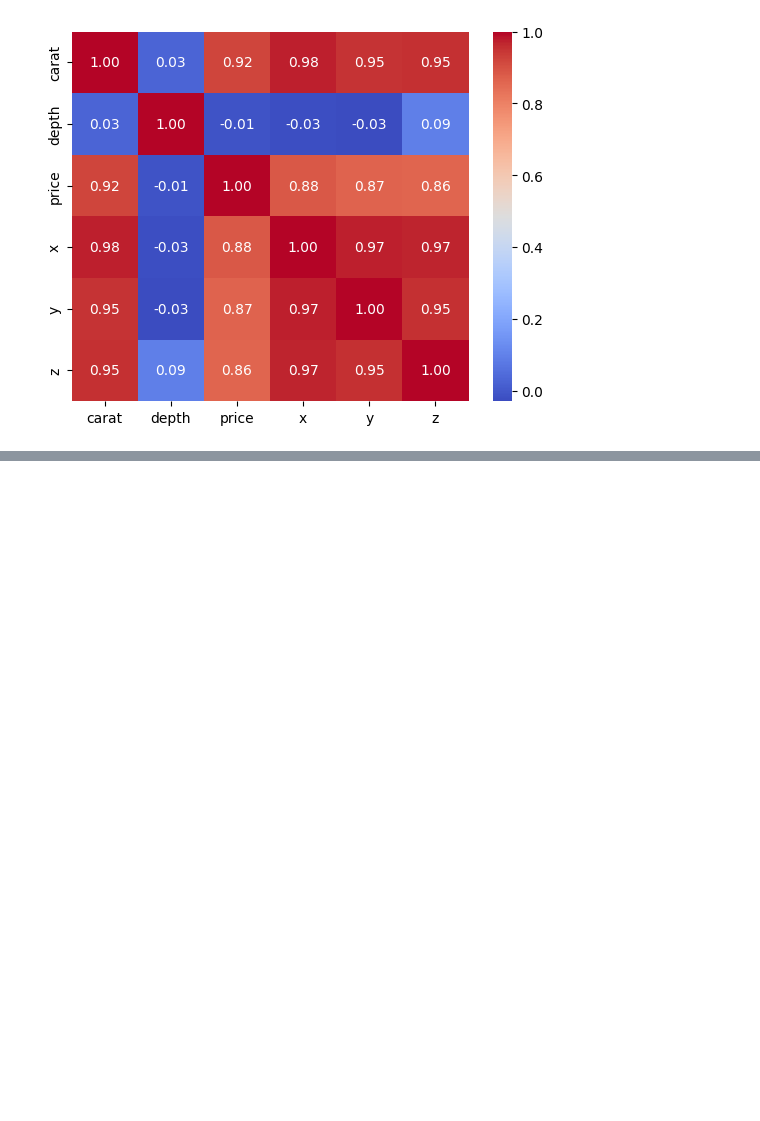
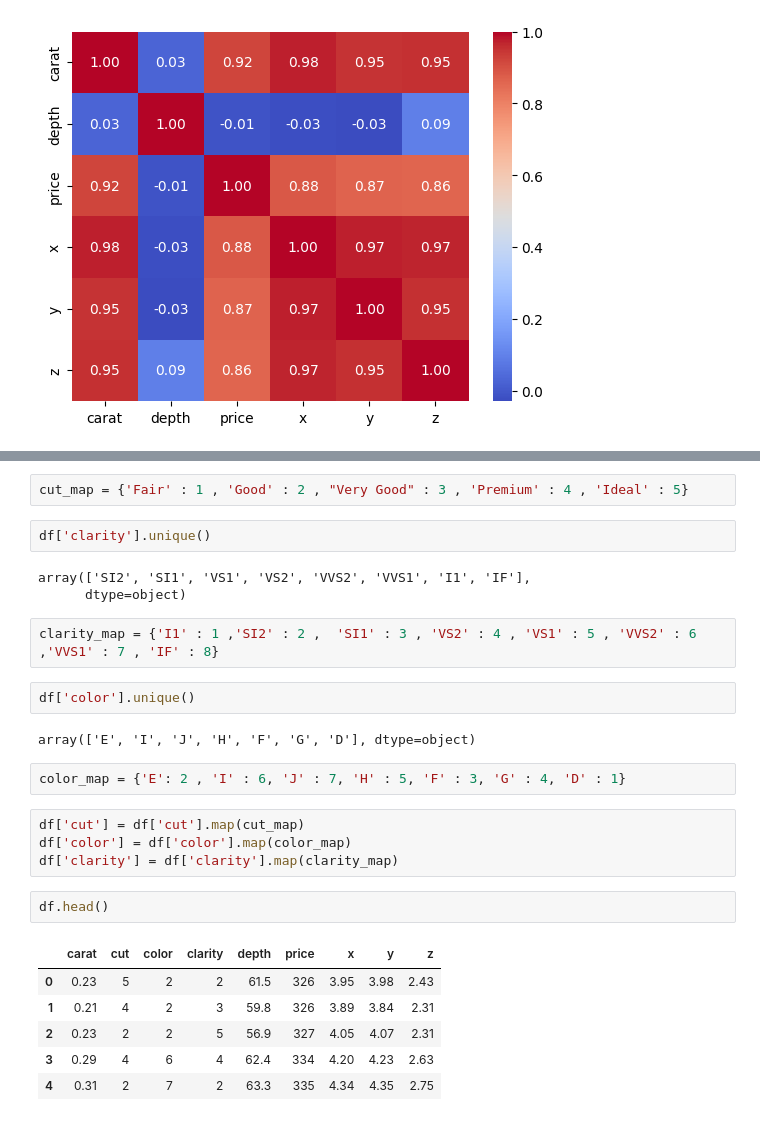
Before and after one commit to RohanV01/DiamondPricePrediction, a Jupyter notebook: notebooks/EDA.ipynb, the cells around one changed output, grey strips where cells are left out. Saved outputs shown, nothing was run; the diff lists cells and outputs as text; blank space fills up the shorter version.

```diff
--- a/notebooks/EDA.ipynb
+++ b/notebooks/EDA.ipynb
@@ -186,0 +191,28 @@ plt.show()
+# %%
+cut_map = {'Fair' : 1 , 'Good' : 2 , "Very Good" : 3 , 'Premium' : 4 , 'Ideal' : 5}
+# %%
+df['clarity'].unique()
+# %% [output]
+array(['SI2', 'SI1', 'VS1', 'VS2', 'VVS2', 'VVS1', 'I1', 'IF'],
+      dtype=object)
+# %%
+clarity_map = {'I1' : 1 ,'SI2' : 2 ,  'SI1' : 3 , 'VS2' : 4 , 'VS1' : 5 , 'VVS2' : 6 ,'VVS1' : 7 , 'IF' : 8}
+# %%
+df['color'].unique()
+# %% [output]
+array(['E', 'I', 'J', 'H', 'F', 'G', 'D'], dtype=object)
+# %%
+color_map = {'E': 2 , 'I' : 6, 'J' : 7, 'H' : 5, 'F' : 3, 'G' : 4, 'D' : 1}
+# %%
+df['cut'] = df['cut'].map(cut_map)
+df['color'] = df['color'].map(color_map)
+df['clarity'] = df['clarity'].map(clarity_map)
+# %%
+df.head()
+# %% [output]
+|  | carat | cut | color | clarity | depth | price | x | y | z |
+| 0 | 0.23 | 5 | 2 | 2 | 61.5 | 326 | 3.95 | 3.98 | 2.43 |
+| 1 | 0.21 | 4 | 2 | 3 | 59.8 | 326 | 3.89 | 3.84 | 2.31 |
+| 2 | 0.23 | 2 | 2 | 5 | 56.9 | 327 | 4.05 | 4.07 | 2.31 |
+| 3 | 0.29 | 4 | 6 | 4 | 62.4 | 334 | 4.20 | 4.23 | 2.63 |
+| 4 | 0.31 | 2 | 7 | 2 | 63.3 | 335 | 4.34 | 4.35 | 2.75 |
```
Also changed, not shown: parts of 1 cell of this notebook, 1 other file.
